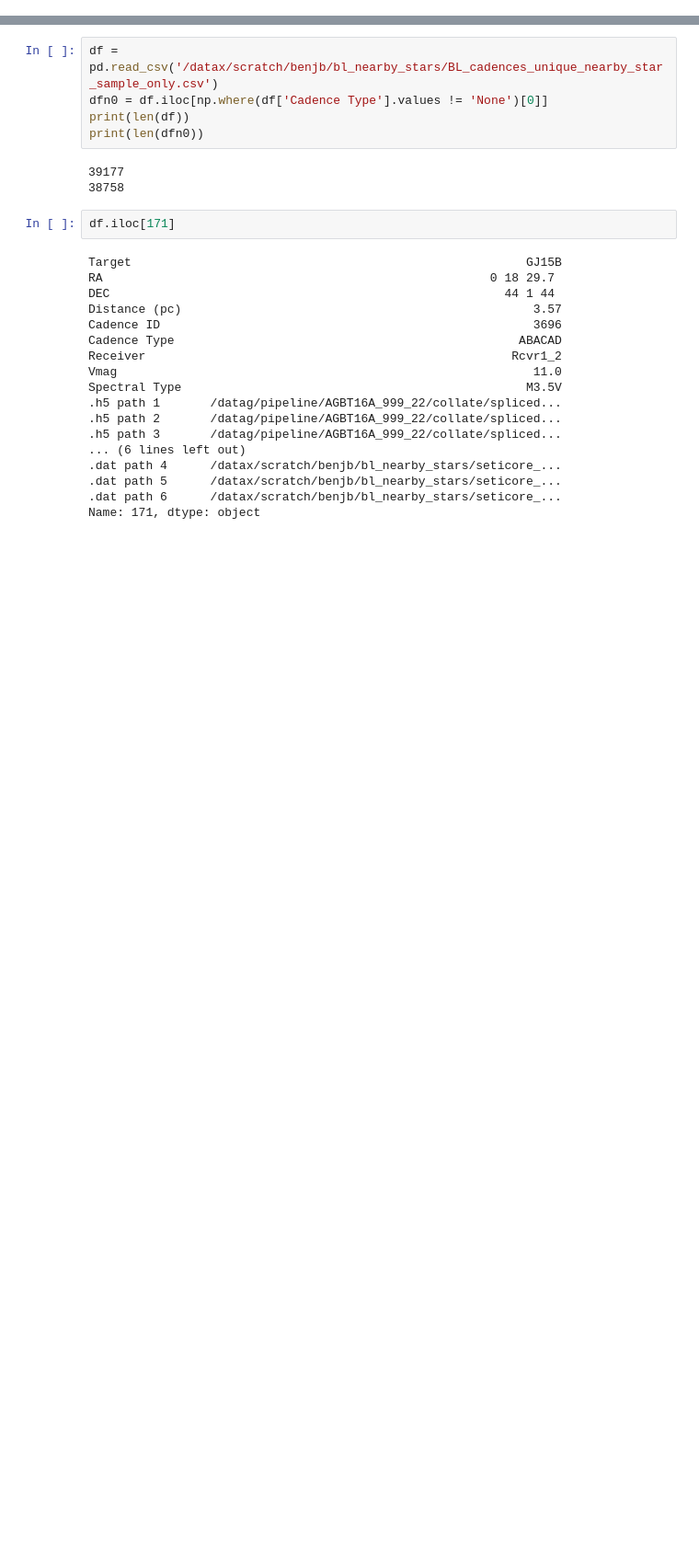
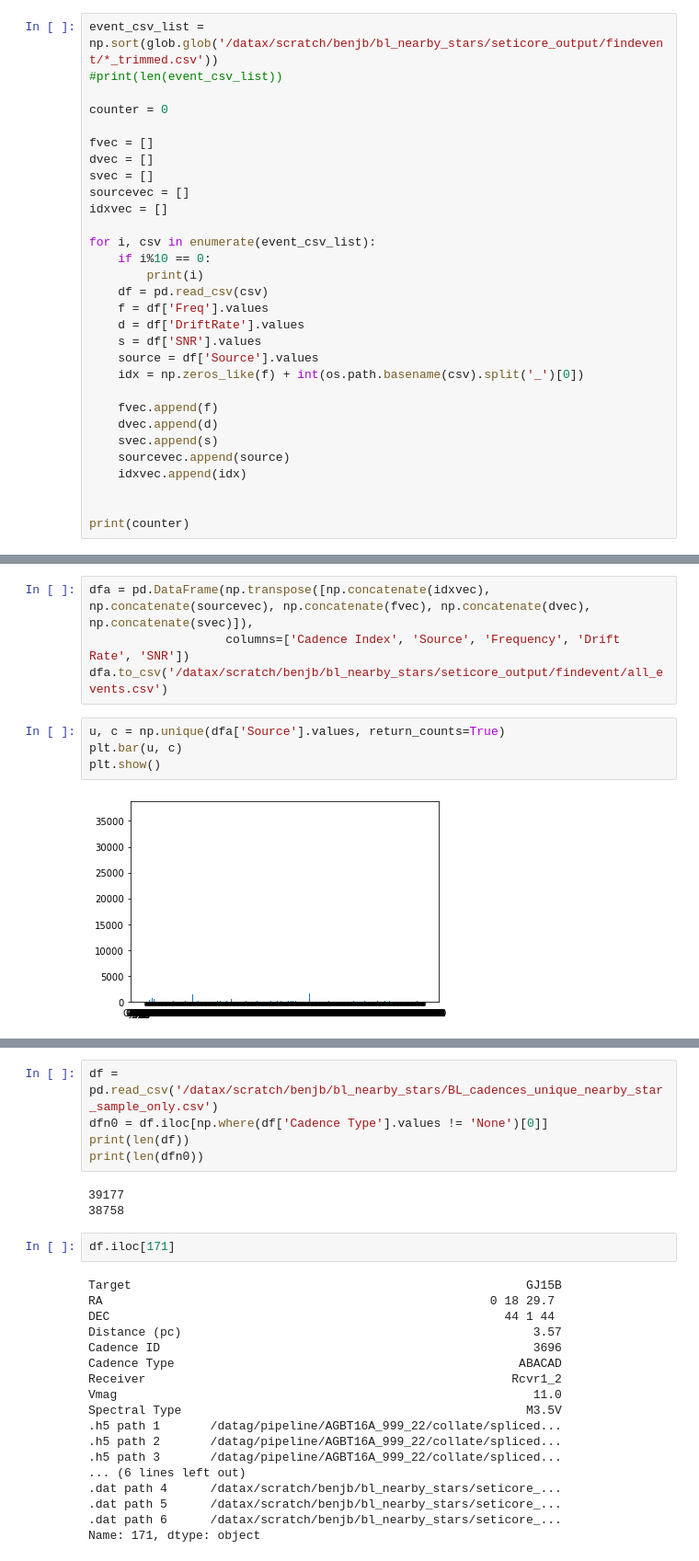
Before and after one commit to bjacobell/nearby-stars, a Jupyter notebook: test.ipynb, the cells around one changed output, grey strips where cells are left out. Shown at 92% size. Drawn from its saved outputs; the diff is of its cells as text; blank space fills up the shorter version.

```diff
--- a/test.ipynb
+++ b/test.ipynb
@@ -11,0 +15,30 @@ from astropy import units as u
+# %%
+event_csv_list = np.sort(glob.glob('/datax/scratch/benjb/bl_nearby_stars/seticore_output/findevent/*_trimmed.csv'))
+#print(len(event_csv_list))
+
+counter = 0
+
+fvec = []
+dvec = []
+svec = []
+sourcevec = []
+idxvec = []
+
+for i, csv in enumerate(event_csv_list):
+    if i%10 == 0:
+        print(i)
+    df = pd.read_csv(csv)
+    f = df['Freq'].values
+    d = df['DriftRate'].values
+    s = df['SNR'].values
+    source = df['Source'].values
+    idx = np.zeros_like(f) + int(os.path.basename(csv).split('_')[0])
+
+    fvec.append(f)
+    dvec.append(d)
+    svec.append(s)
+    sourcevec.append(source)
+    idxvec.append(idx)
+
+
+print(counter)
@@ -11,0 +63,10 @@ from astropy import units as u
+# %%
+dfa = pd.DataFrame(np.transpose([np.concatenate(idxvec), np.concatenate(sourcevec), np.concatenate(fvec), np.concatenate(dvec), np.concatenate(svec)]),
+                   columns=['Cadence Index', 'Source', 'Frequency', 'Drift Rate', 'SNR'])
+dfa.to_csv('/datax/scratch/benjb/bl_nearby_stars/seticore_output/findevent/all_events.csv')
+# %%
+u, c = np.unique(dfa['Source'].values, return_counts=True)
+plt.bar(u, c)
+plt.show()
+# %% [output]
+[figure, added]
```
Also changed, not shown: parts of 7 cells of this notebook, 5 other files.
